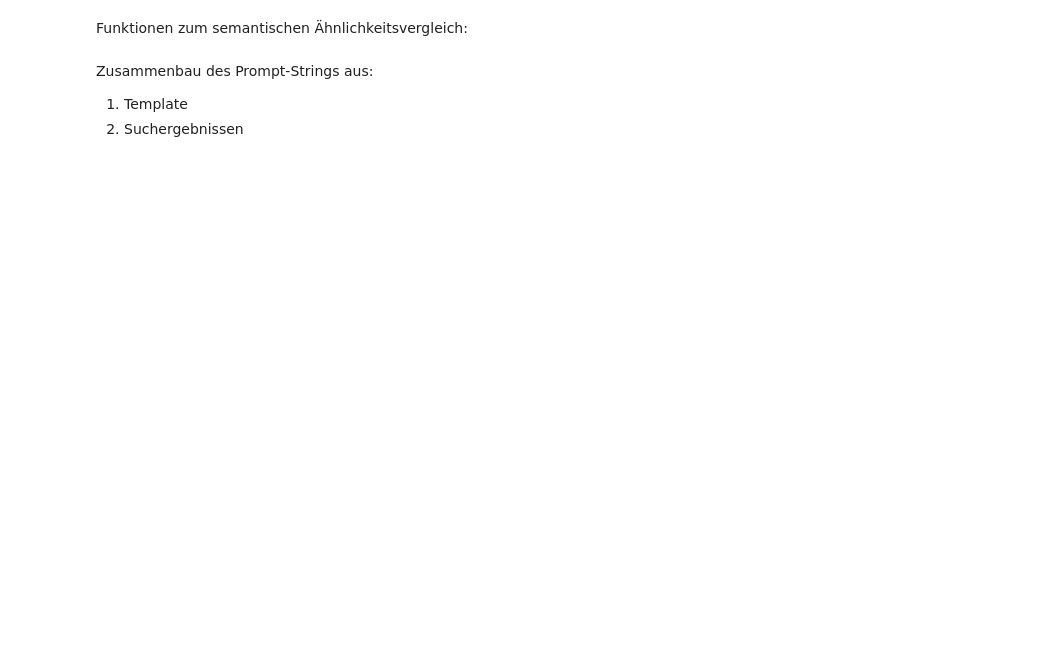
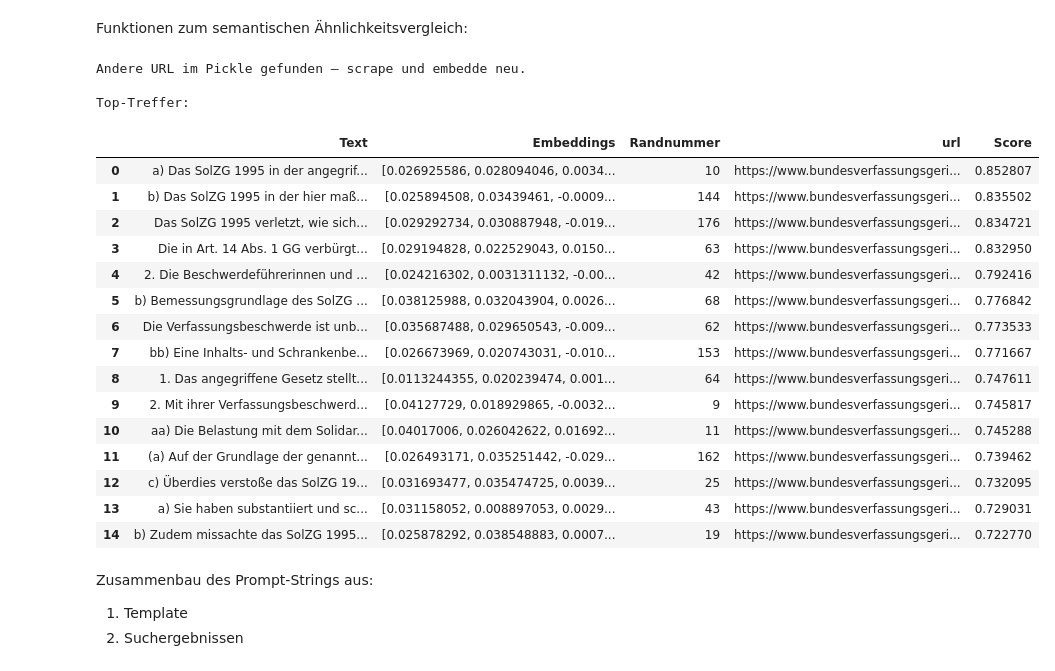
Before and after one commit to timleibold/AI_for_lawyers, a Jupyter notebook: 04_bverfg_rag/02_bverfg_rag_api.ipynb, the cells around one changed output. Saved outputs shown, nothing was run; the diff lists cells and outputs as text; code cells hidden in the pictures; blank space fills up the shorter version.

```diff
--- a/04_bverfg_rag/02_bverfg_rag_api.ipynb
+++ b/04_bverfg_rag/02_bverfg_rag_api.ipynb
@@ -85,8 +85,9 @@ def parse_bverfg_decision(url: str) -> pd.DataFrame:
     return pd.DataFrame(rows, columns=["Text", "Embeddings", "Randnummer", "url"])
 # %%
 #debugging: Test der in der vorangegangenen Zelle definierten Funktion zum Scrapen und Parsen der BVerfG-Entscheidung
-url = "https://www.bundesverfassungsgericht.de/SharedDocs/Entscheidungen/DE/2025/03/rs20250326_2bvr150520.html"
+#url = "https://www.bundesverfassungsgericht.de/SharedDocs/Entscheidungen/DE/2025/03/rs20250326_2bvr150520.html"
 #url = "https://www.bundesverfassungsgericht.de/SharedDocs/Entscheidungen/DE/2024/04/Ls20240409_2bvl000222.html?nn=68020"
 #url = "https://www.bundesverfassungsgericht.de/SharedDocs/Entscheidungen/DE/2024/07/fs20240730_2bvf000123.html?nn=68020"
+url = "https://www.bundesverfassungsgericht.de/SharedDocs/Entscheidungen/DE/2023/11/fs20231129_2bvf000121.html?nn=68020"
 df = parse_bverfg_decision(url)
 df
@@ -213,6 +229,6 @@ def get_or_build_rag_dataframe( # Hauptfunktion, die prüft, ob ein Pickle mit d
     )
 # %%
 #debugging: Test der Komplettpipeline zum Laden, Parsen, Vektorisieruen und Speichern der BVerfG-Entscheidung
-url = "https://www.bundesverfassungsgericht.de/SharedDocs/Entscheidungen/DE/2025/03/rs20250326_2bvr150520.html"
+url = "https://www.bundesverfassungsgericht.de/SharedDocs/Entscheidungen/DE/2023/11/fs20231129_2bvf000121.html?nn=68020"
 df = get_or_build_rag_dataframe(url, model=EMBED_MODEL, batch_size=16)
 df
@@ -259,13 +290,33 @@ def search_similar_passages(
     return result_df
 # %%
 # debugging: Test der Ähnlichkeitssuche
-query = "verstößt das SolZG gegen das Grundgesetz?"
+query = "verstößt das SolZG gegen Art 14 des Grundgesetz?"
 url = "https://www.bundesverfassungsgericht.de/SharedDocs/Entscheidungen/DE/2025/03/rs20250326_2bvr150520.html"
 df = get_or_build_rag_dataframe(url, model=EMBED_MODEL, batch_size=16)
 
-hits = search_similar_passages(query, df, model=EMBED_MODEL, top_k=10) # diese Funktion erweitert de df und gibt den erweiterten df zurück
+hits = search_similar_passages(query, df, model=EMBED_MODEL, top_k=15) # diese Funktion erweitert de df und gibt den erweiterten df zurück
 print("\nTop-Treffer:")
 hits # hits ist ein DataFrame mit den ähnlichsten Absätzen, sortiert nach Score (siehe return-Wert der Funktion search_similar_passages)
+# %% [output]
+Andere URL im Pickle gefunden – scrape und embedde neu.
+
+Top-Treffer:
+|  | Text | Embeddings | Randnummer | url | Score |
+| 0 | a) Das SolZG 1995 in der angegrif... | [0.026925586, 0.028094046, 0.0034... | 10 | https://www.bundesverfassungsgeri... | 0.852807 |
+| 1 | b) Das SolZG 1995 in der hier maß... | [0.025894508, 0.03439461, -0.0009... | 144 | https://www.bundesverfassungsgeri... | 0.835502 |
+| 2 | Das SolZG 1995 verletzt, wie sich... | [0.029292734, 0.030887948, -0.019... | 176 | https://www.bundesverfassungsgeri... | 0.834721 |
+| 3 | Die in Art. 14 Abs. 1 GG verbürgt... | [0.029194828, 0.022529043, 0.0150... | 63 | https://www.bundesverfassungsgeri... | 0.832950 |
+| 4 | 2. Die Beschwerdeführerinnen und ... | [0.024216302, 0.0031311132, -0.00... | 42 | https://www.bundesverfassungsgeri... | 0.792416 |
+| 5 | b) Bemessungsgrundlage des SolZG ... | [0.038125988, 0.032043904, 0.0026... | 68 | https://www.bundesverfassungsgeri... | 0.776842 |
+| 6 | Die Verfassungsbeschwerde ist unb... | [0.035687488, 0.029650543, -0.009... | 62 | https://www.bundesverfassungsgeri... | 0.773533 |
+| 7 | bb) Eine Inhalts- und Schrankenbe... | [0.026673969, 0.020743031, -0.010... | 153 | https://www.bundesverfassungsgeri... | 0.771667 |
+| 8 | 1. Das angegriffene Gesetz stellt... | [0.0113244355, 0.020239474, 0.001... | 64 | https://www.bundesverfassungsgeri... | 0.747611 |
+| 9 | 2. Mit ihrer Verfassungsbeschwerd... | [0.04127729, 0.018929865, -0.0032... | 9 | https://www.bundesverfassungsgeri... | 0.745817 |
+| 10 | aa) Die Belastung mit dem Solidar... | [0.04017006, 0.026042622, 0.01692... | 11 | https://www.bundesverfassungsgeri... | 0.745288 |
+| 11 | (a) Auf der Grundlage der genannt... | [0.026493171, 0.035251442, -0.029... | 162 | https://www.bundesverfassungsgeri... | 0.739462 |
+| 12 | c) Überdies verstoße das SolZG 19... | [0.031693477, 0.035474725, 0.0039... | 25 | https://www.bundesverfassungsgeri... | 0.732095 |
+| 13 | a) Sie haben substantiiert und sc... | [0.031158052, 0.008897053, 0.0029... | 43 | https://www.bundesverfassungsgeri... | 0.729031 |
+| 14 | b) Zudem missachte das SolZG 1995... | [0.025878292, 0.038548883, 0.0007... | 19 | https://www.bundesverfassungsgeri... | 0.722770 |
 # %% [markdown]
 Zusammenbau des Prompt-Strings aus:
 1. Template
```
Also changed, not shown: parts of 5 cells of this notebook, 6 other files.
